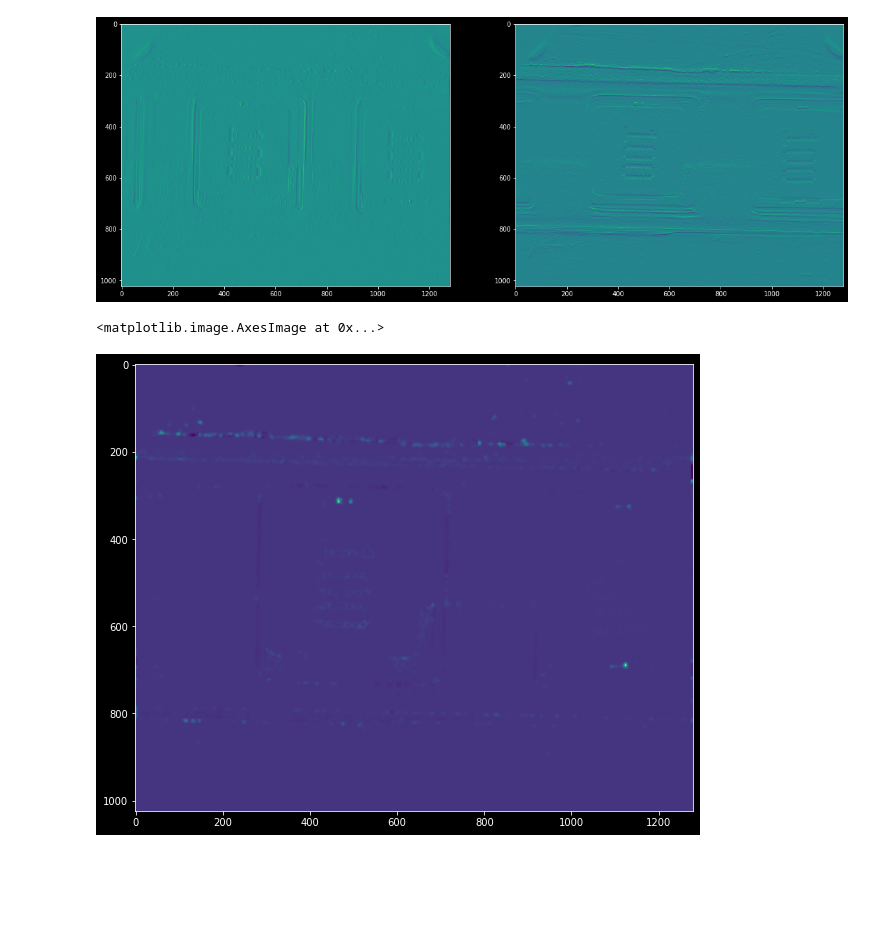
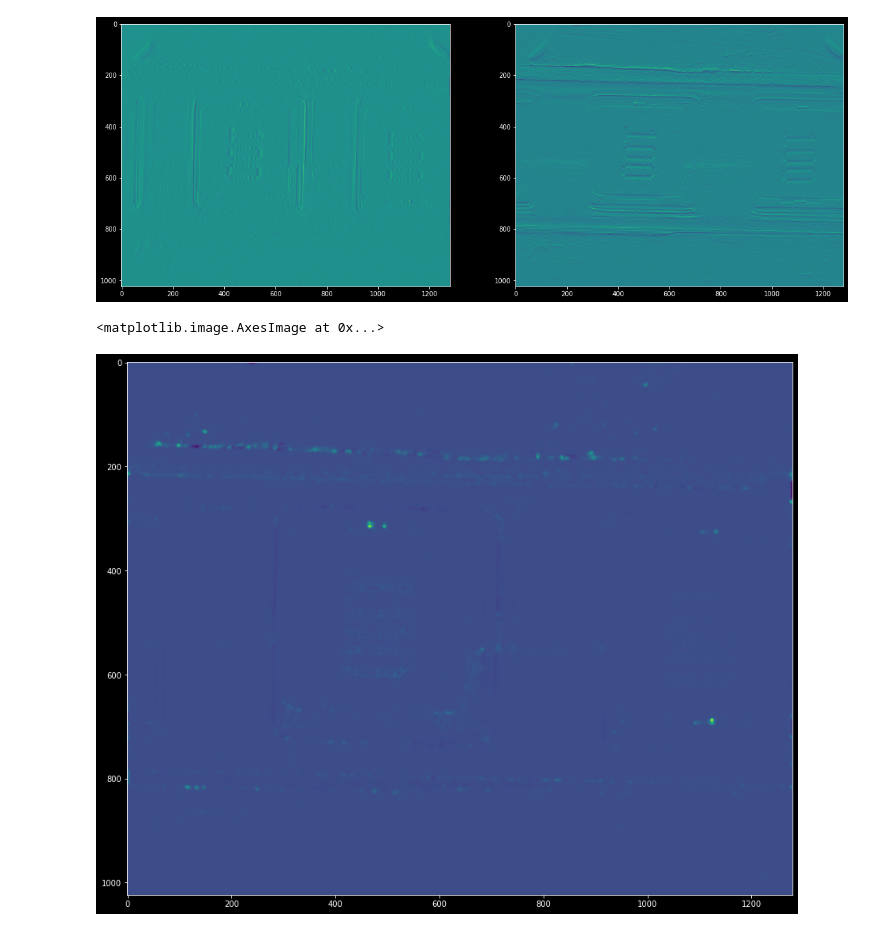
Before and after one commit to randy8642/ImageProcessing_HW3_TemplateMatching, a Jupyter notebook: main.ipynb, the cells around one changed output. Saved outputs shown, nothing was run; the diff lists cells and outputs as text; code cells hidden in the pictures; blank space fills up the shorter version.

```diff
--- a/main.ipynb
+++ b/main.ipynb
@@ -121,6 +132,14 @@ R[:, :] = np.linalg.det(M) - 0.04 * (np.trace(M, axis1=-2, axis2=-1) ** 2)
+# %%
+E = np.zeros([*img.shape, 2])
+E[:, :], _ = np.linalg.eig(M)
+# %%
+traceM = E[:, :, 0] + E[:, :, 1]
+detM = E[:, :, 0] * E[:, :, 1]
+k = 0.04
+R = detM - k * traceM ** 2
 # %%
-plt.figure(figsize=(10, 10))
+plt.figure(figsize=(15, 15))
 plt.imshow(R)
 # %% [output]
 <matplotlib.image.AxesImage at 0x...>
-[figure, old version]
+[figure, new version]
```
Also changed, not shown: parts of 6 cells of this notebook.
